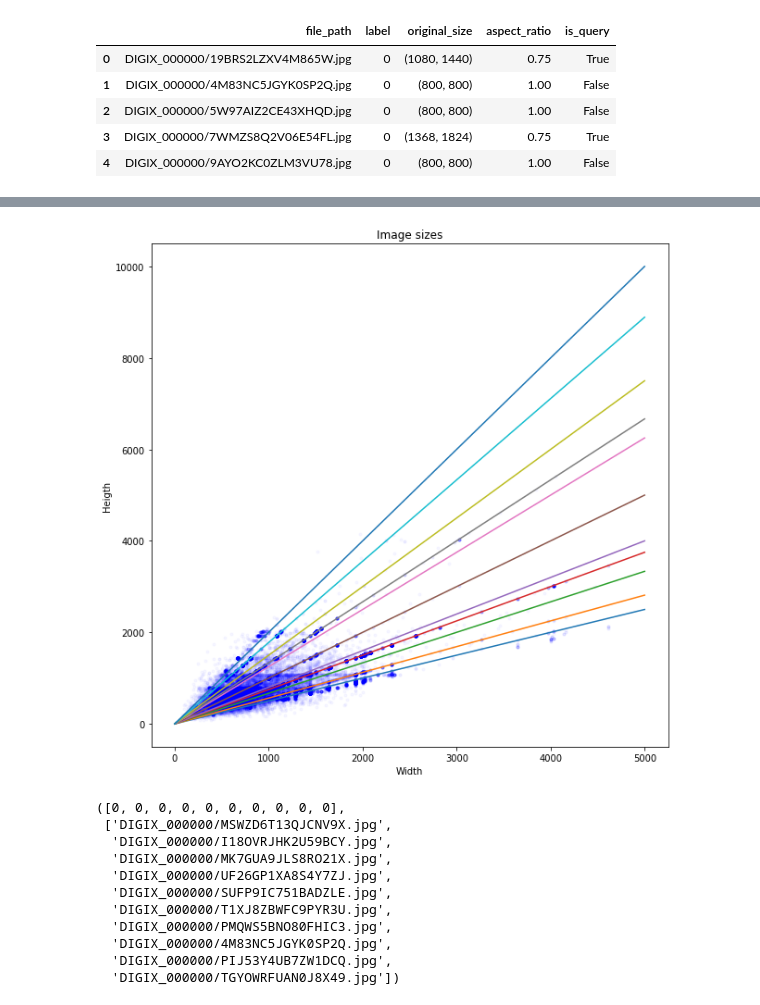
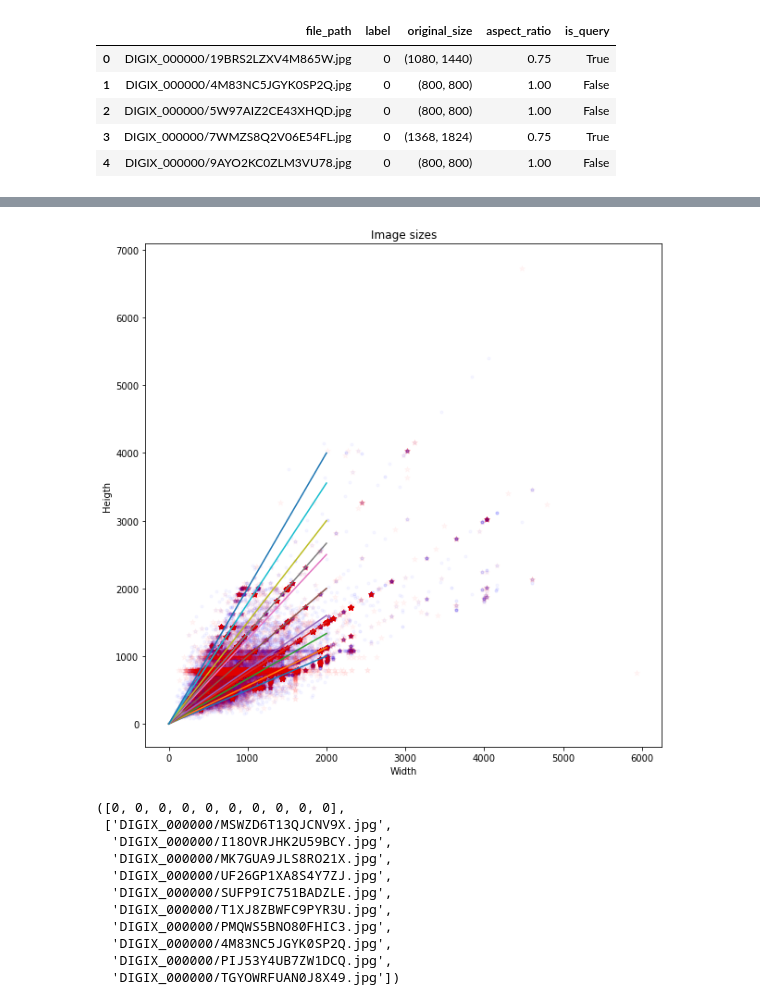
Before and after one commit to zakajd/huawei2020, a Jupyter notebook: notebooks/1_EDA_Jamil.ipynb, the cells around one changed output, grey strips where cells are left out. Drawn from its saved outputs; the diff is of its cells as text; code cells hidden in the pictures.

```diff
--- a/notebooks/1_EDA_Jamil.ipynb
+++ b/notebooks/1_EDA_Jamil.ipynb
@@ -146,0 +68,3 @@ test_A_files[:10]
+# %%
+df_test = pd.read_csv("data/interim/test_A.csv")
+df_test.head()
@@ -147,31 +78,27 @@ test_A_files[:10]
 # %%
 plt.figure(figsize=(10,10))
 plt.title("Image sizes")
 plt.xlabel("Width")
 plt.ylabel("Heigth")
 
 
-# H = [x[0][0] for x in test_B_result]
-# W = [x[0][1] for x in test_B_result]
-# plt.scatter(W, H, marker='.', c='g', alpha=0.03)
-
-H = [x[0][0] for x in train_result]
-W = [x[0][1] for x in train_result]
+H = [eval(x)[0] for x in df["original_size"]]
+W = [eval(x)[1] for x in df["original_size"]]
 plt.scatter(W, H, marker='.', c='b', alpha=0.03)
 
-# H = [x[0][0] for x in test_A_result]
-# W = [x[0][1] for x in test_A_result]
-# plt.scatter(W, H, marker='*', c='r', alpha=0.03)
+H = [eval(x)[0] for x in df_test["original_size"]]
+W = [eval(x)[1] for x in df_test["original_size"]]
+plt.scatter(W, H, marker='*', c='r', alpha=0.03)
 
 ap = [2, 16/9, 3/2, 4/3, 5/4, 1, 4/5, 3/4, 2/3, 9/16, 1/2]
-x = np.arange(5000)
+x = np.arange(2000)
 
 for aspect in ap:
     y = x / aspect
 
     plt.plot(x, y)
 # %% [output]
-[figure, old version]
+[figure, new version]
 # %%
 # Convert label.txt to DF
 # Add info about original size
```
Also changed, not shown: parts of 9 cells of this notebook, 8 other files.
